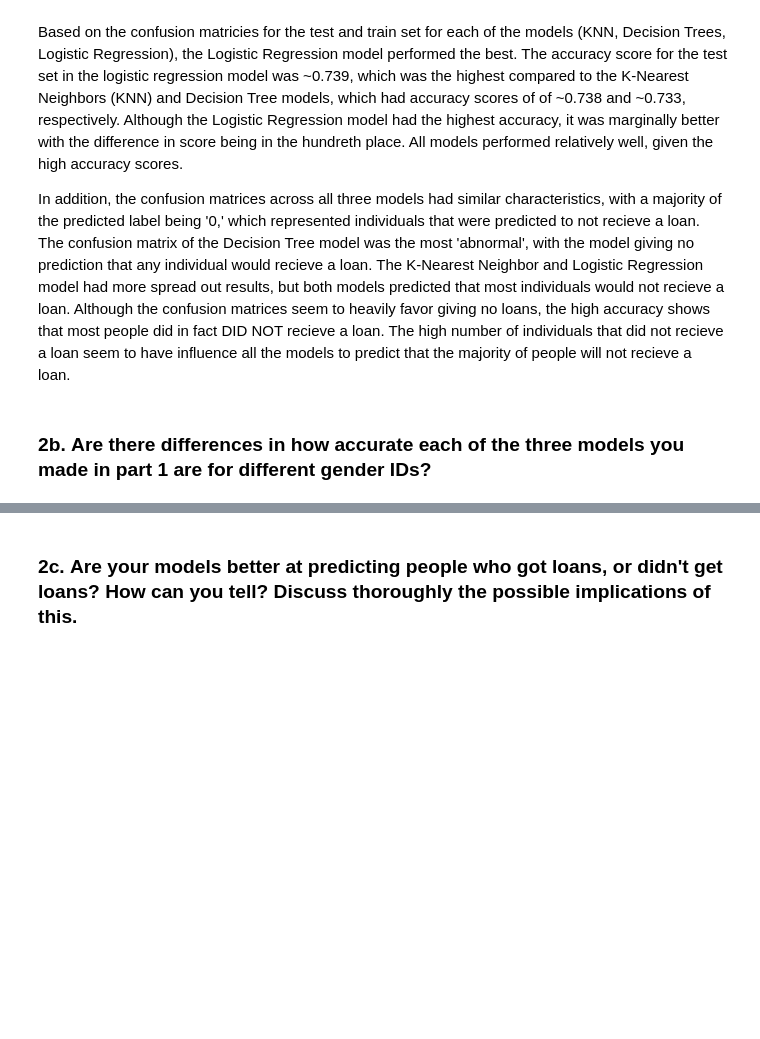
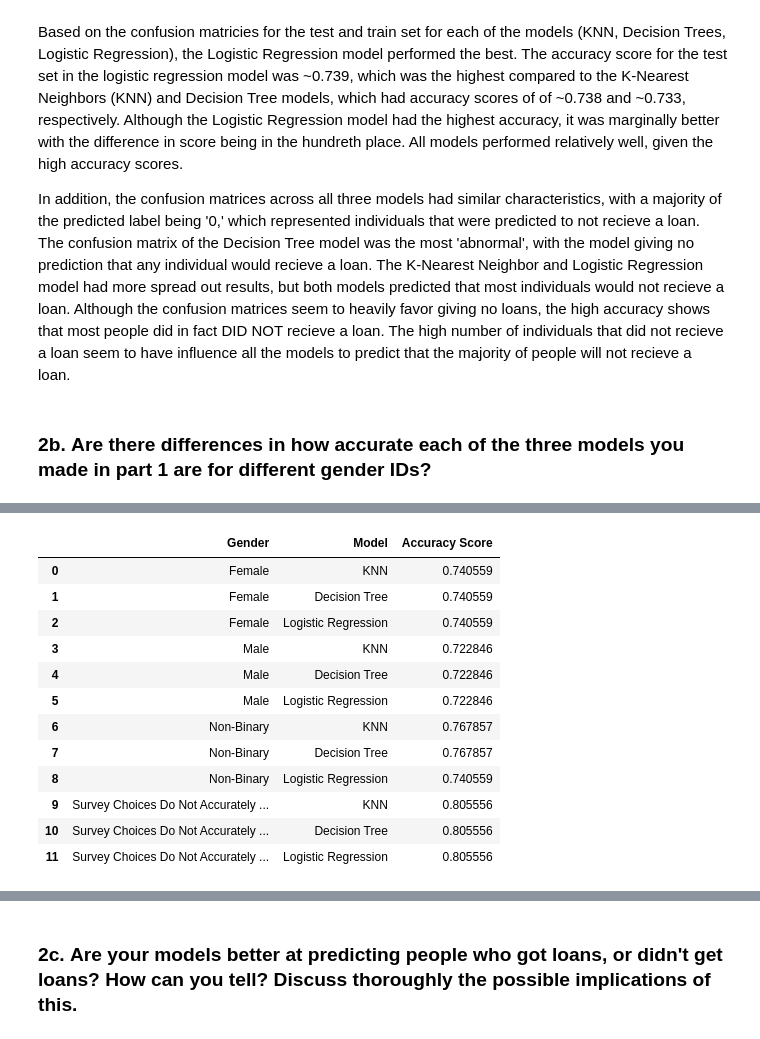
Before and after one commit to min-is/Chapman-University, a Jupyter notebook: CPSC 392 - Data Science/Homework/Min_Homework_2 Completed.ipynb, the cells around one changed output, grey strips where cells are left out. Cells and saved outputs as stored; diff of their text form; code cells hidden in the pictures; blank space fills up the shorter version.

```diff
--- a/CPSC 392 - Data Science/Homework/Min_Homework_2 Completed.ipynb
+++ b/CPSC 392 - Data Science/Homework/Min_Homework_2 Completed.ipynb
@@ -269,12 +269,83 @@ femaleKNN = knnmod.predict(X)
 femaleDT = dtmod.predict(X)
 
 # Logistic Regression model
+femaleLR = lrmod.predict(X)
 
 # grabbing accuracy values for each model
 femaleKNN_accuracy = accuracy_score(y, femaleKNN)
 femaleDT_accuracy = accuracy_score(y, femaleDT)
-femaleLR_accuracy =
+femaleLR_accuracy = accuracy_score(y, femaleLR)
 
-print('The accuracy score for the KNN model was: ', femaleKNN_accuracy)
-print('The accuracy score for the Decision Tree model was: ', femaleDT_accuracy)
+# testing metrics for males
+X = male[predictors]
+y = male['gave_loan']
+Zmetric = StandardScaler()
+X[contin] = Zmetric.fit_transform(X[contin])
+
+# KNN model
+maleKNN = knnmod.predict(X)
+
+# Decision Tree model
+maleDT = dtmod.predict(X)
+
+# Logistic Regression model
+maleLR = lrmod.predict(X)
+
+# grabbing accuracy values for each model
+maleKNN_accuracy = accuracy_score(y, maleKNN)
+maleDT_accuracy = accuracy_score(y, maleDT)
+maleLR_accuracy = accuracy_score(y, maleLR)
+
+# testing metrics for nonbinary
+X = nonbinary[predictors]
+y = nonbinary['gave_loan']
+Zmetric = StandardScaler()
+X[contin] = Zmetric.fit_transform(X[contin])
+
+# KNN model
+nonbinaryKNN = knnmod.predict(X)
+
+# Decision Tree model
+nonbinaryDT = dtmod.predict(X)
+
+# Logistic Regression model
+nonbinaryLR = lrmod.predict(X)
+
+# grabbing accuracy values for each model
+nonbinaryKNN_accuracy = accuracy_score(y, nonbinaryKNN)
+nonbinaryDT_accuracy = accuracy_score(y, nonbinaryDT)
+nonbinaryLR_accuracy = accuracy_score(y, nonbinaryLR)
+
+# testing metrics for other
+X = other[predictors]
+y = other['gave_loan']
+Zmetric = StandardScaler()
+X[contin] = Zmetric.fit_transform(X[contin])
+
+# KNN model
+otherKNN = knnmod.predict(X)
+
+# Decision Tree model
+otherDT = dtmod.predict(X)
+
+# Logistic Regression model
+otherLR = lrmod.predict(X)
+
+# grabbing accuracy values for each model
+otherKNN_accuracy = accuracy_score(y, otherKNN)
+otherDT_accuracy = accuracy_score(y, otherDT)
+otherLR_accuracy = accuracy_score(y, otherLR)
+
+# turning results into dataframe
+to_df1 = [["Female", "KNN", femaleKNN_accuracy], ["Female", "Decision Tree", femaleDT_accuracy],
+["Female", "Logistic Regression", femaleLR_accuracy], ["Male", "KNN", maleKNN_accuracy],
+["Male", "Decision Tree", maleDT_accuracy], ["Male", "Logistic Regression", maleLR_accuracy],
+["Non-Binary", "KNN", nonbinaryKNN_accuracy], ["Non-Binary", "Decision Tree", nonbinaryDT_accuracy],
+["Non-Binary", "Logistic Regression", femaleLR_accuracy],
+["Survey Choices Do Not Accurately Reflect", "KNN", otherKNN_accuracy],
+["Survey Choices Do Not Accurately Reflect", "Decision Tree", otherDT_accuracy],
+["Survey Choices Do Not Accurately Reflect", "Logistic Regression", otherLR_accuracy]]
+
+df1 = pd.DataFrame(to_df1, columns = ["Gender", "Model", "Accuracy Score"])
+df1
 # %% [output]
@@ -282,0 +352,13 @@ The accuracy score for the Decision Tree model was:  0.6194212849435998
+|  | Gender | Model | Accuracy Score |
+| 0 | Female | KNN | 0.740559 |
+| 1 | Female | Decision Tree | 0.740559 |
+| 2 | Female | Logistic Regression | 0.740559 |
+| 3 | Male | KNN | 0.722846 |
+| 4 | Male | Decision Tree | 0.722846 |
+| 5 | Male | Logistic Regression | 0.722846 |
+| 6 | Non-Binary | KNN | 0.767857 |
+| 7 | Non-Binary | Decision Tree | 0.767857 |
+| 8 | Non-Binary | Logistic Regression | 0.740559 |
+| 9 | Survey Choices Do Not Accurately ... | KNN | 0.805556 |
+| 10 | Survey Choices Do Not Accurately ... | Decision Tree | 0.805556 |
+| 11 | Survey Choices Do Not Accurately ... | Logistic Regression | 0.805556 |
```
Also changed, not shown: parts of 6 cells of this notebook.
